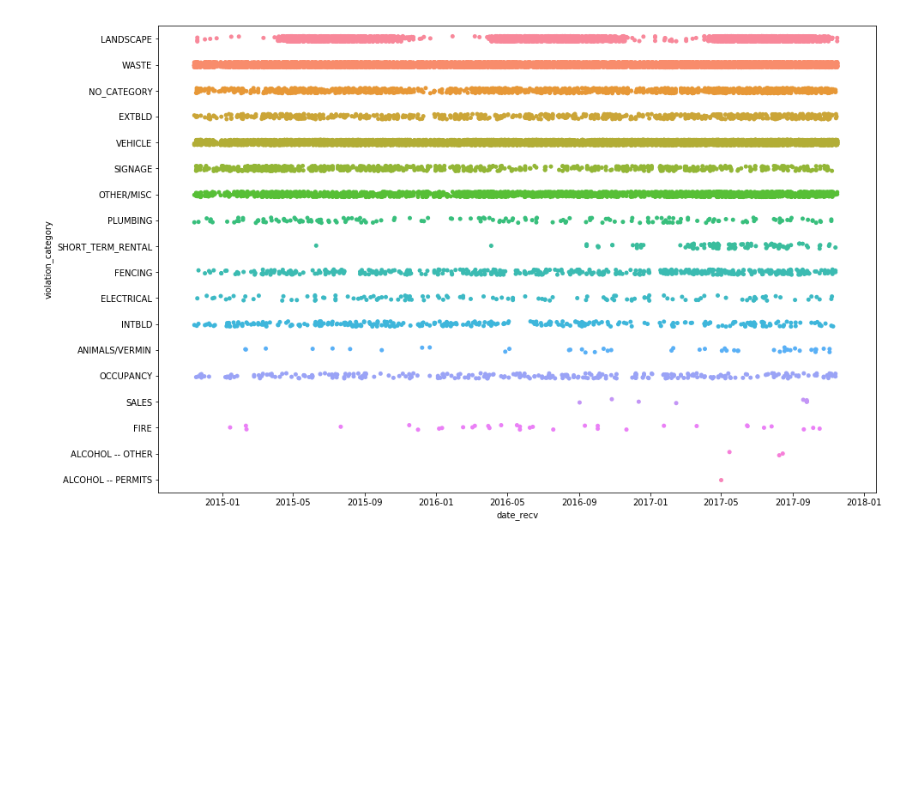
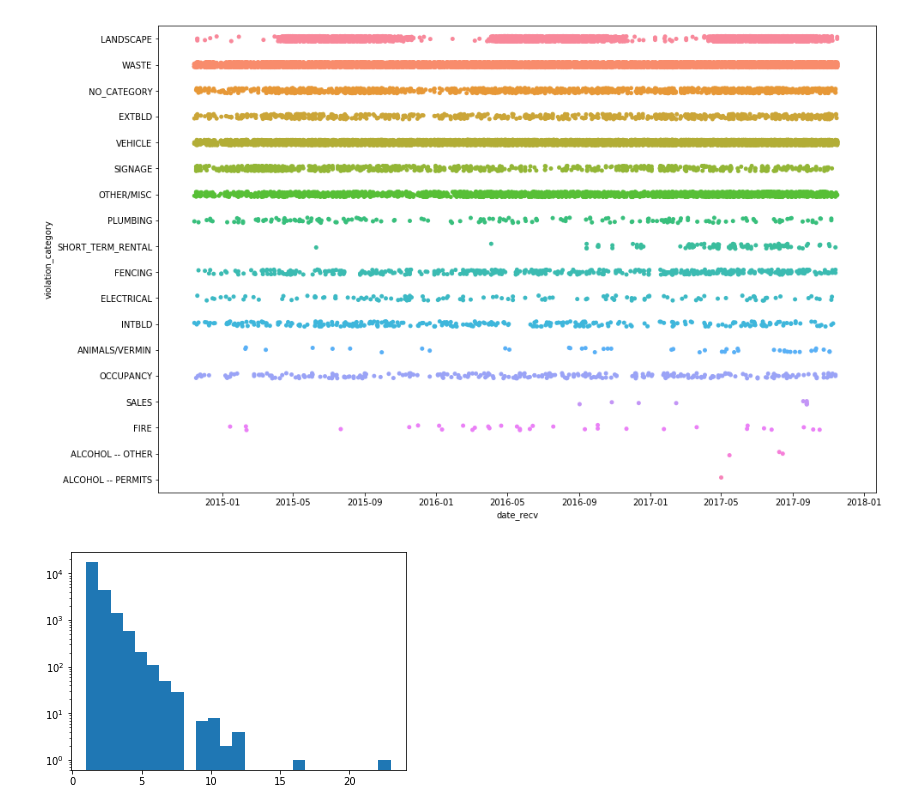
Before and after one commit to DEREJEGETU/data-question-2, a Jupyter notebook: notebooks/SR_DQ2_Final.ipynb, the cells around one changed output. Cells and saved outputs as stored; diff of their text form; code cells hidden in the pictures; blank space fills up the shorter version.

Commit message:
Add histogram binning number of violations per lat lng.

```diff
--- a/notebooks/SR_DQ2_Final.ipynb
+++ b/notebooks/SR_DQ2_Final.ipynb
@@ -174,3 +174,11 @@ sns.stripplot(x="date_recv", y="violation_category", data=categories_2, jitter=T
 # %% [output]
 <matplotlib.axes._subplots.AxesSubplot at 0x...>
 [figure]
+# %%
+group_latlng = categories_2.groupby(["lat", "lng"]).agg(len)
+#group_latlng["violation_category"]
+
+plt.hist(group_latlng["violation_category"], bins = 25)
+plt.yscale('log', nonposy='clip')
+# %% [output]
+[figure, added]
```
